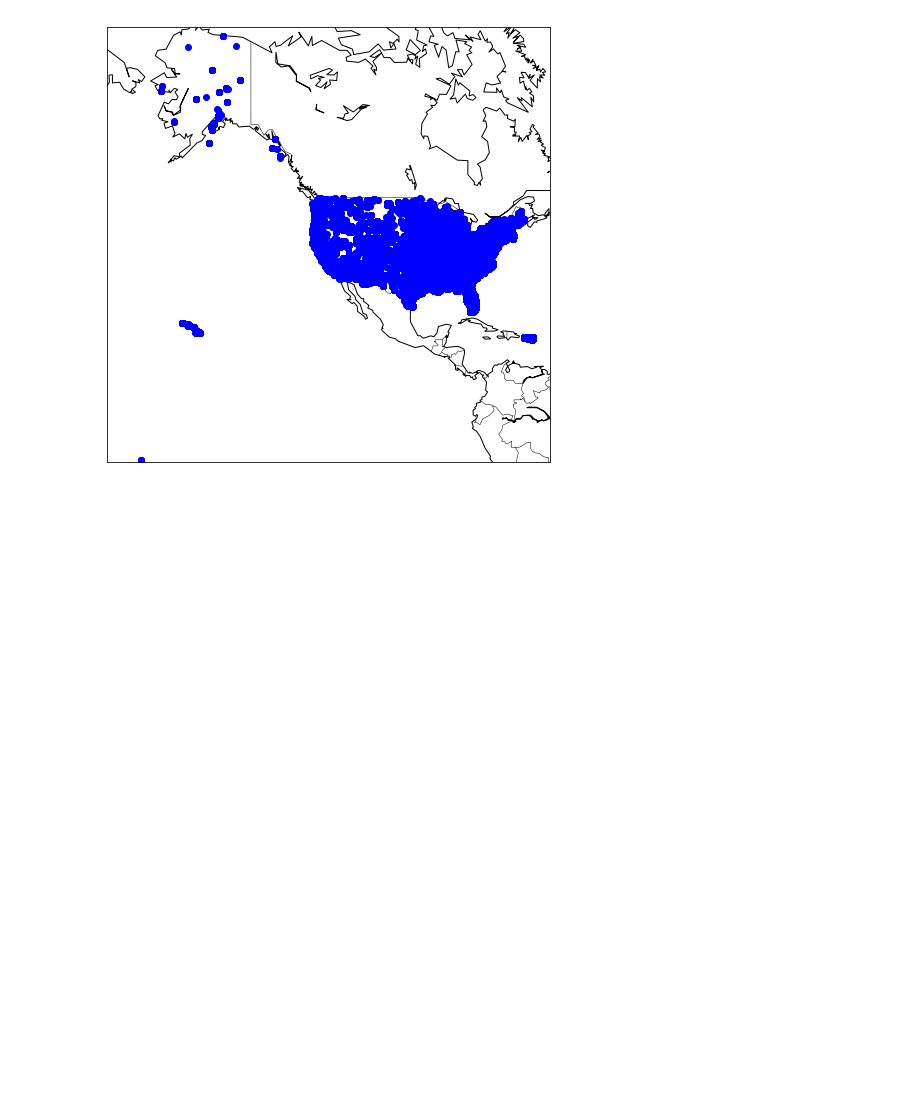
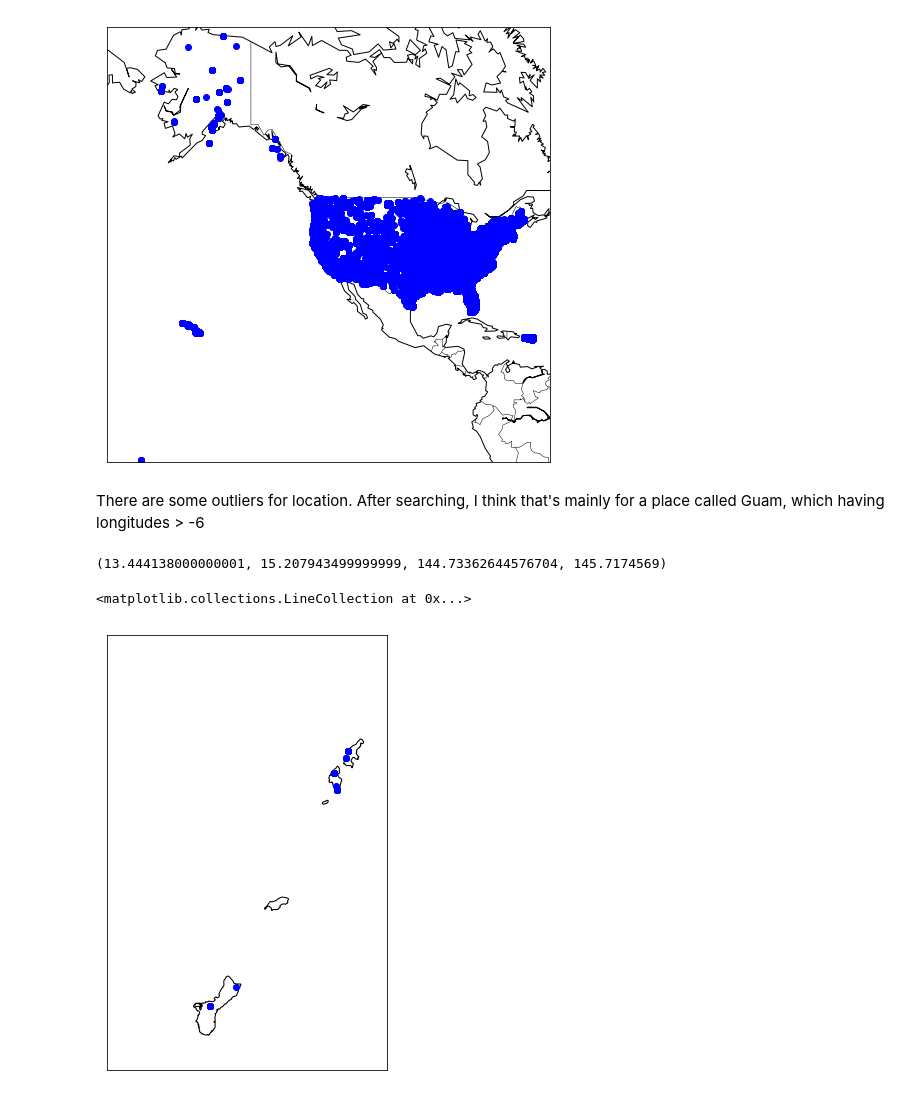
Before and after one commit to gpcarr/twitter_data_analysis, a Jupyter notebook: clusters.ipynb, the cells around one changed output. Drawn from its saved outputs; the diff is of its cells as text; code cells hidden in the pictures; blank space fills up the shorter version.

Commit message:
map plot all datapoints now, even for guam

```diff
--- a/clusters.ipynb
+++ b/clusters.ipynb
@@ -397,3 +397,28 @@ my_map.drawcountries()
 # %% [output]
 <matplotlib.collections.LineCollection at 0x...>
 [figure]
+# %% [markdown]
+There are some outliers for location. After searching, I think that's mainly for a place called Guam, which having longitudes > -6
+# %%
+guam = all_df[all_df.lon > -60]
+# %%
+guam.lat.min(), guam.lat.max(), guam.lon.min(), guam.lon.max()
+# %% [output]
+(13.444138000000001, 15.207943499999999, 144.73362644576704, 145.7174569)
+# %%
+guam_lons, guam_lats = list(guam.lon), list(guam.lat)
+# %%
+# need a higher resolution in order to display for small
+my_map = Basemap(projection='merc', resolution='h',
+                llcrnrlat=13, urcrnrlat=16,
+                llcrnrlon=144, urcrnrlon=146)
+
+
+guam_x, guam_y = my_map(guam_lons, guam_lats)
+my_map.plot(guam_x, guam_y, 'bo')
+
+my_map.drawcoastlines()
+my_map.drawcountries()
+# %% [output]
+<matplotlib.collections.LineCollection at 0x...>
+[figure, added]
```
